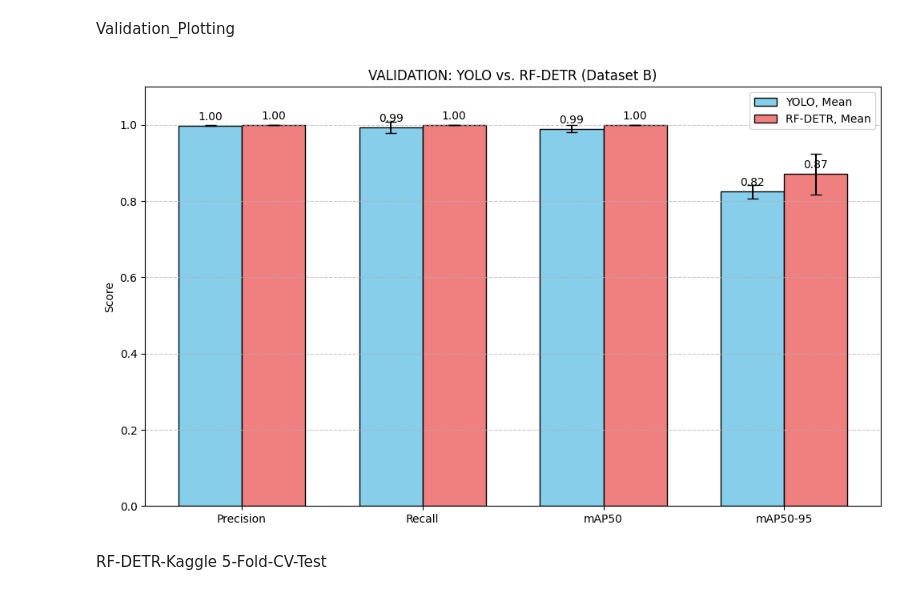
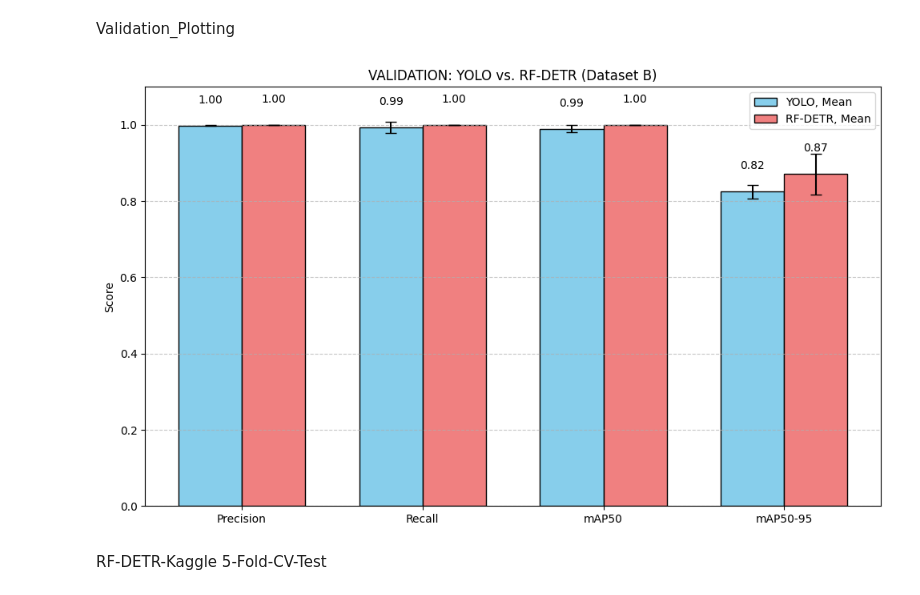
Before and after one commit to kekslol24/Glass-Defect-Detection-Evaluating-Object-Detection-Models, a Jupyter notebook: #Deployment/Code/resultsplotting.ipynb, the cells around one changed output. Drawn from its saved outputs; the diff is of its cells as text; code cells hidden in the pictures.

```diff
--- a/#Deployment/Code/resultsplotting.ipynb
+++ b/#Deployment/Code/resultsplotting.ipynb
@@ -118,35 +118,35 @@ rects1 = ax.bar(x - width/2, df_yolo_val["Mean"], width, label='YOLO, Mean',
                 yerr=df_yolo_val['Std (+-)'], capsize=5, color='skyblue', edgecolor='black')
 
 # Balken für Modell B
 rects2 = ax.bar(x + width/2, df_rfdetr_val['Mean'], width, label='RF-DETR, Mean',
                 yerr=df_rfdetr_val['Std (+-)'], capsize=5, color='lightcoral', edgecolor='black')
 
 # 3. Design und Labels anpassen
 ax.set_ylabel('Score')
 ax.set_title('VALIDATION: YOLO vs. RF-DETR (Dataset B)')
 ax.set_xticks(x)
 ax.set_xticklabels(labels)
 ax.legend()
 ax.set_ylim(0, 1.1) # Y-Achse etwas grösser als 1.0 für die Fehlerbalken
 ax.grid(axis='y', linestyle='--', alpha=0.7)
 
 # Werte über den Balken anzeigen (optional)
 def autolabel(rects):
     for rect in rects:
         height = rect.get_height()
         ax.annotate(f'{height:.2f}',
                     xy=(rect.get_x() + rect.get_width() / 2, height),
-                    xytext=(0, 3),  # 3 points vertical offset
+                    xytext=(0, 18),  # 3 points vertical offset
                     textcoords="offset points",
                     ha='center', va='bottom')
 
 autolabel(rects1)
 autolabel(rects2)
 
 plt.tight_layout()
 plt.show()
 # %% [output]
-[figure, old version]
+[figure, new version]
 # %% [markdown]
 RF-DETR-Kaggle 5-Fold-CV-Test
 # %%
```
Also changed, not shown: parts of 8 cells of this notebook, 2 other files.
